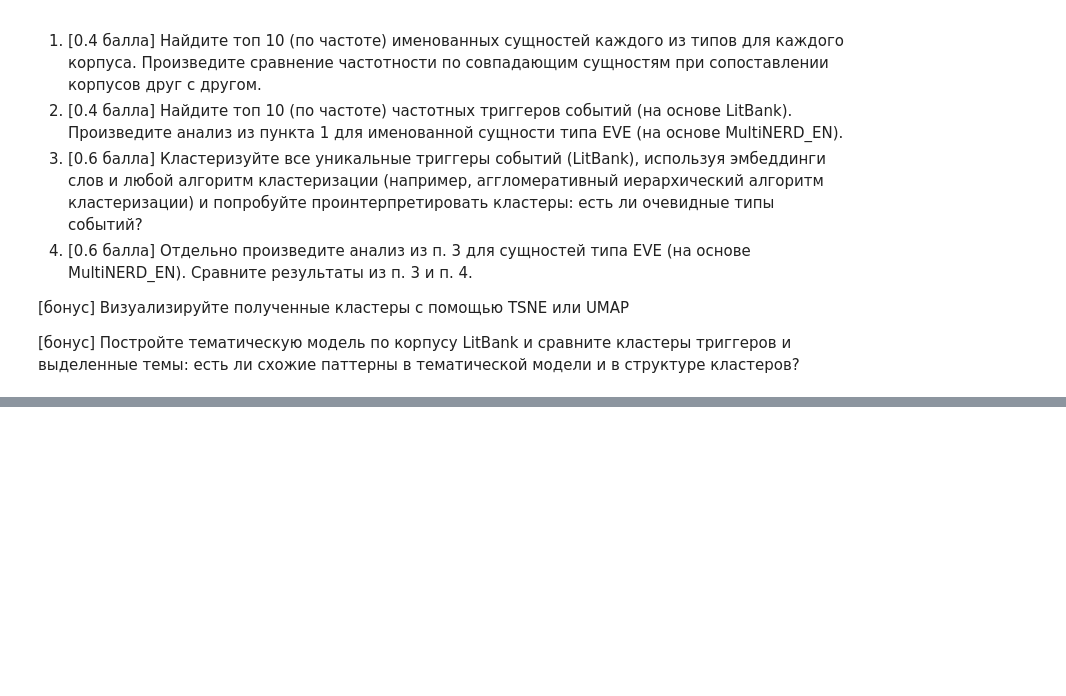
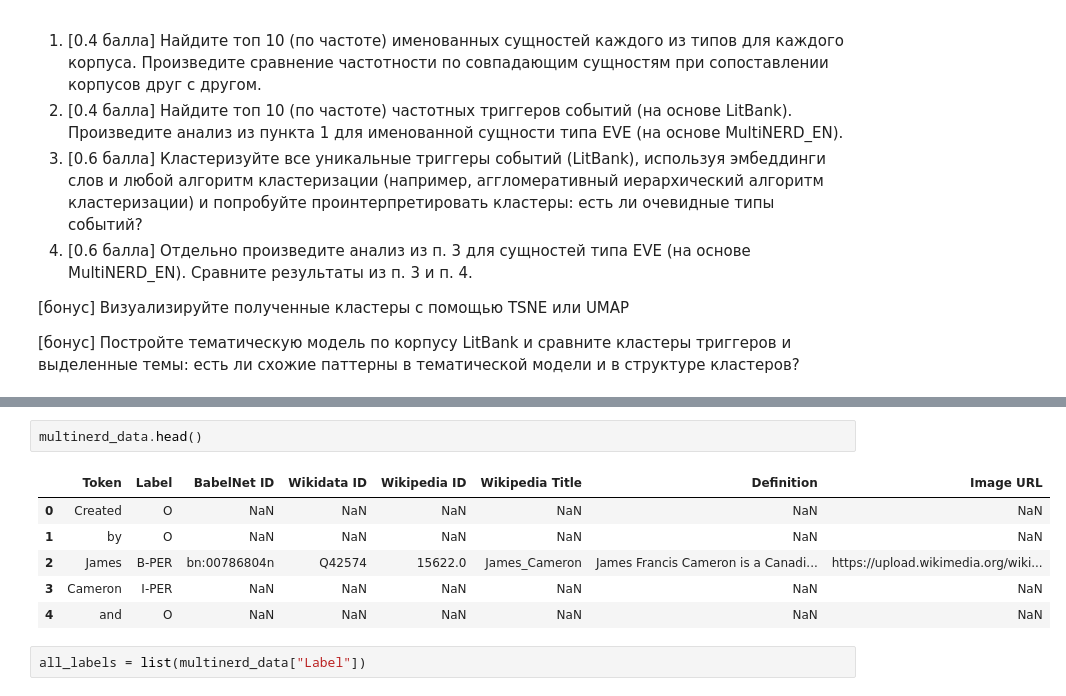
Before and after one commit to potroshitelshuk/NLP-2022, a Jupyter notebook: hw2-2022.ipynb, the cells around one changed output, grey strips where cells are left out. Drawn from its saved outputs; the diff is of its cells as text; blank space fills up the shorter version.

```diff
--- a/hw2-2022.ipynb
+++ b/hw2-2022.ipynb
@@ -122,0 +212,11 @@ events_folder_path = "litbank_events/brat"
+# %%
+multinerd_data.head()
+# %% [output]
+|  | Token | Label | BabelNet ID | Wikidata ID | Wikipedia ID | Wikipedia Title | Definition | Image URL |
+| 0 | Created | O | NaN | NaN | NaN | NaN | NaN | NaN |
+| 1 | by | O | NaN | NaN | NaN | NaN | NaN | NaN |
+| 2 | James | B-PER | bn:00786804n | Q42574 | 15622.0 | James_Cameron | James Francis Cameron is a Canadi... | https://upload.wikimedia.org/wiki... |
+| 3 | Cameron | I-PER | NaN | NaN | NaN | NaN | NaN | NaN |
+| 4 | and | O | NaN | NaN | NaN | NaN | NaN | NaN |
+# %%
+all_labels = list(multinerd_data["Label"])
```
Also changed, not shown: parts of 26 cells of this notebook.
